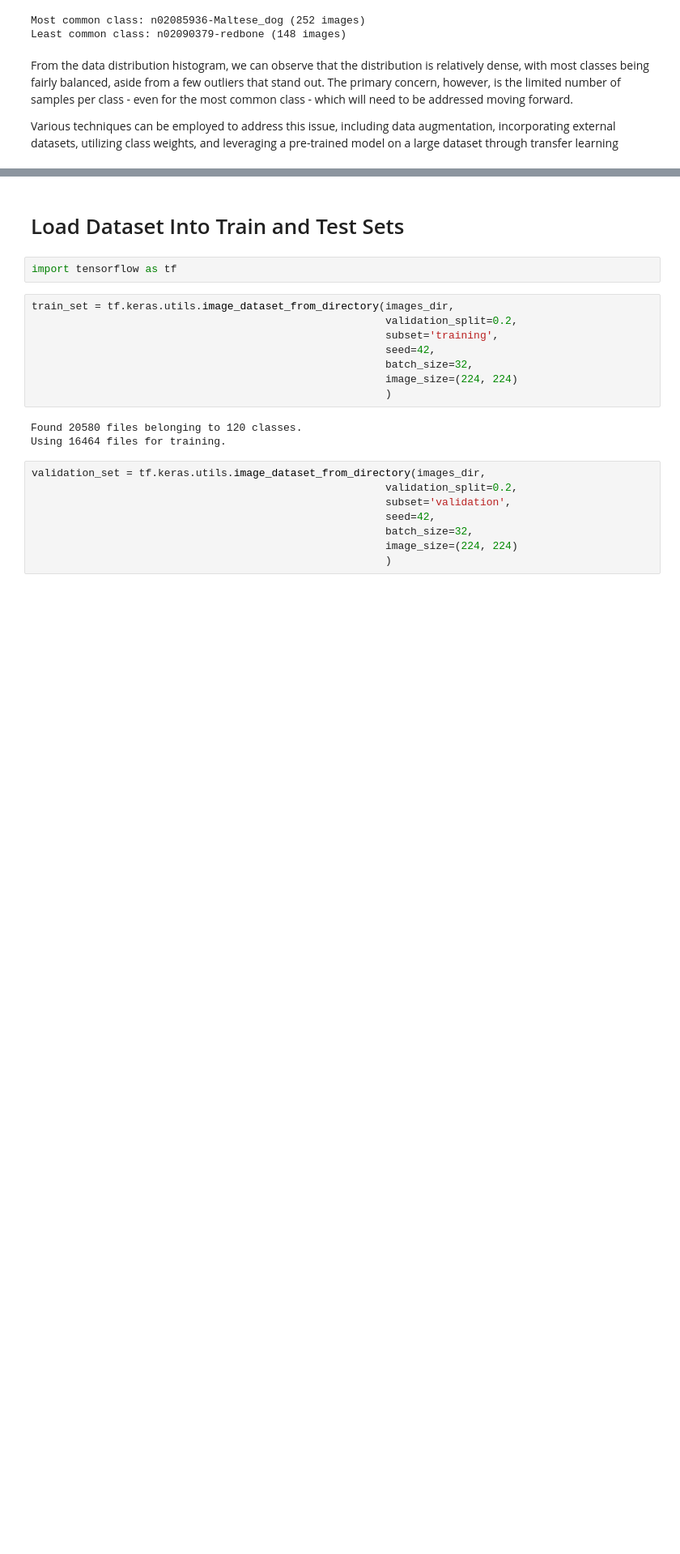
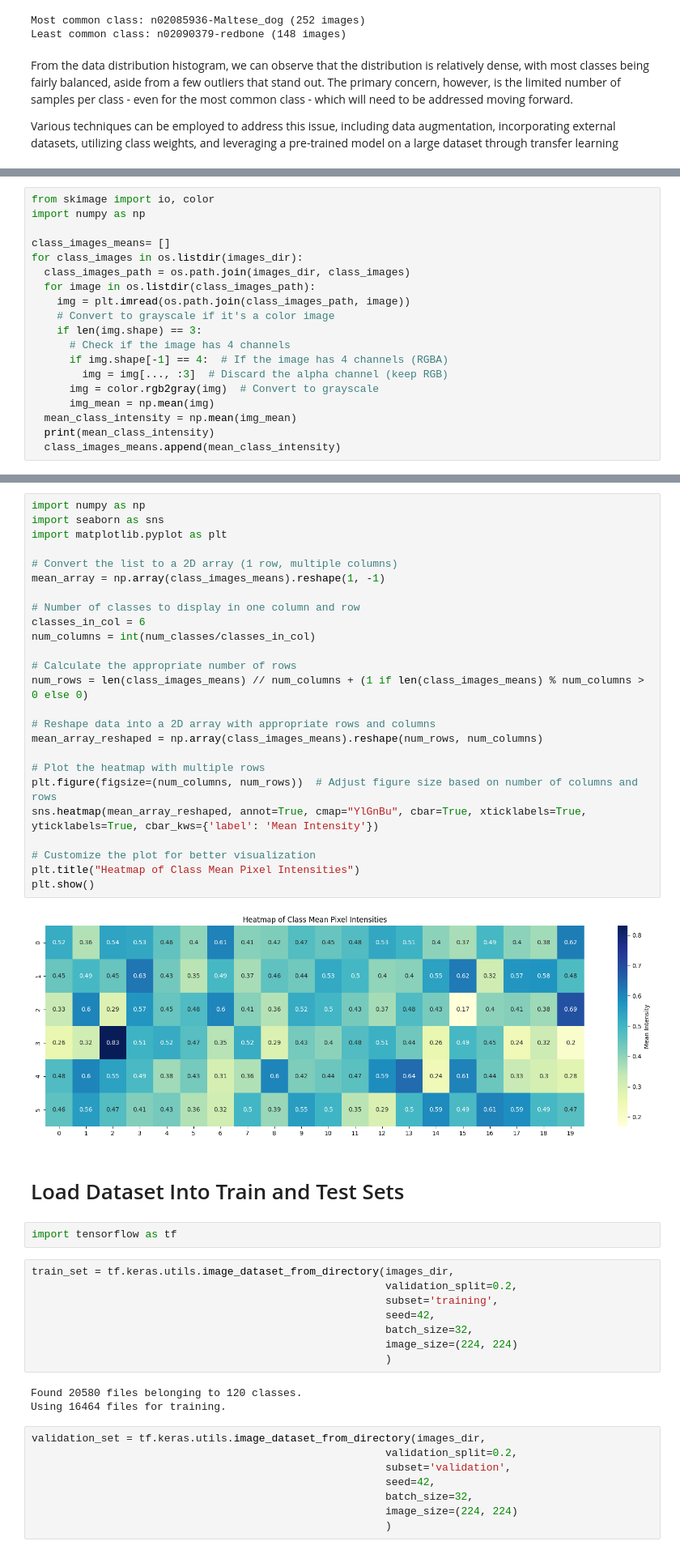
Before and after one commit to kozoB/dogs-breed-classifier, a Jupyter notebook: DogBreedClassifier.ipynb, the cells around one changed output, grey strips where cells are left out. Shown at 81% size. Cells and saved outputs as stored; diff of their text form; blank space fills up the shorter version.

Commit message:
Added classes mean pixel intensities heatmap as part of the EDA

```diff
--- a/DogBreedClassifier.ipynb
+++ b/DogBreedClassifier.ipynb
@@ -149,0 +137,19 @@ Various techniques can be employed to address this issue, including data augment
+# %%
+from skimage import io, color
+import numpy as np
+
+class_images_means= []
+for class_images in os.listdir(images_dir):
+  class_images_path = os.path.join(images_dir, class_images)
+  for image in os.listdir(class_images_path):
+    img = plt.imread(os.path.join(class_images_path, image))
+    # Convert to grayscale if it's a color image
+    if len(img.shape) == 3:
+      # Check if the image has 4 channels
+      if img.shape[-1] == 4:  # If the image has 4 channels (RGBA)
+        img = img[..., :3]  # Discard the alpha channel (keep RGB)
+      img = color.rgb2gray(img)  # Convert to grayscale
+      img_mean = np.mean(img)
+  mean_class_intensity = np.mean(img_mean)
+  print(mean_class_intensity)
+  class_images_means.append(mean_class_intensity)
@@ -150,3 +174,30 @@ Various techniques can be employed to address this issue, including data augment
+# %%
+import numpy as np
+import seaborn as sns
+import matplotlib.pyplot as plt
+
+# Convert the list to a 2D array (1 row, multiple columns)
+mean_array = np.array(class_images_means).reshape(1, -1)
+
+# Number of classes to display in one column and row
+classes_in_col = 6
+num_columns = int(num_classes/classes_in_col)
+
+# Calculate the appropriate number of rows
+num_rows = len(class_images_means) // num_columns + (1 if len(class_images_means) % num_columns > 0 else 0)
+
+# Reshape data into a 2D array with appropriate rows and columns
+mean_array_reshaped = np.array(class_images_means).reshape(num_rows, num_columns)
+
+# Plot the heatmap with multiple rows
+plt.figure(figsize=(num_columns, num_rows))  # Adjust figure size based on number of columns and rows
+sns.heatmap(mean_array_reshaped, annot=True, cmap="YlGnBu", cbar=True, xticklabels=True, yticklabels=True, cbar_kws={'label': 'Mean Intensity'})
+
+# Customize the plot for better visualization
+plt.title("Heatmap of Class Mean Pixel Intensities")
+plt.show()
+# %% [output]
+[figure, added]
 # %% [markdown]
 # Load Dataset Into Train and Test Sets
 # %%
```
Also changed, not shown: parts of 4 cells of this notebook.
